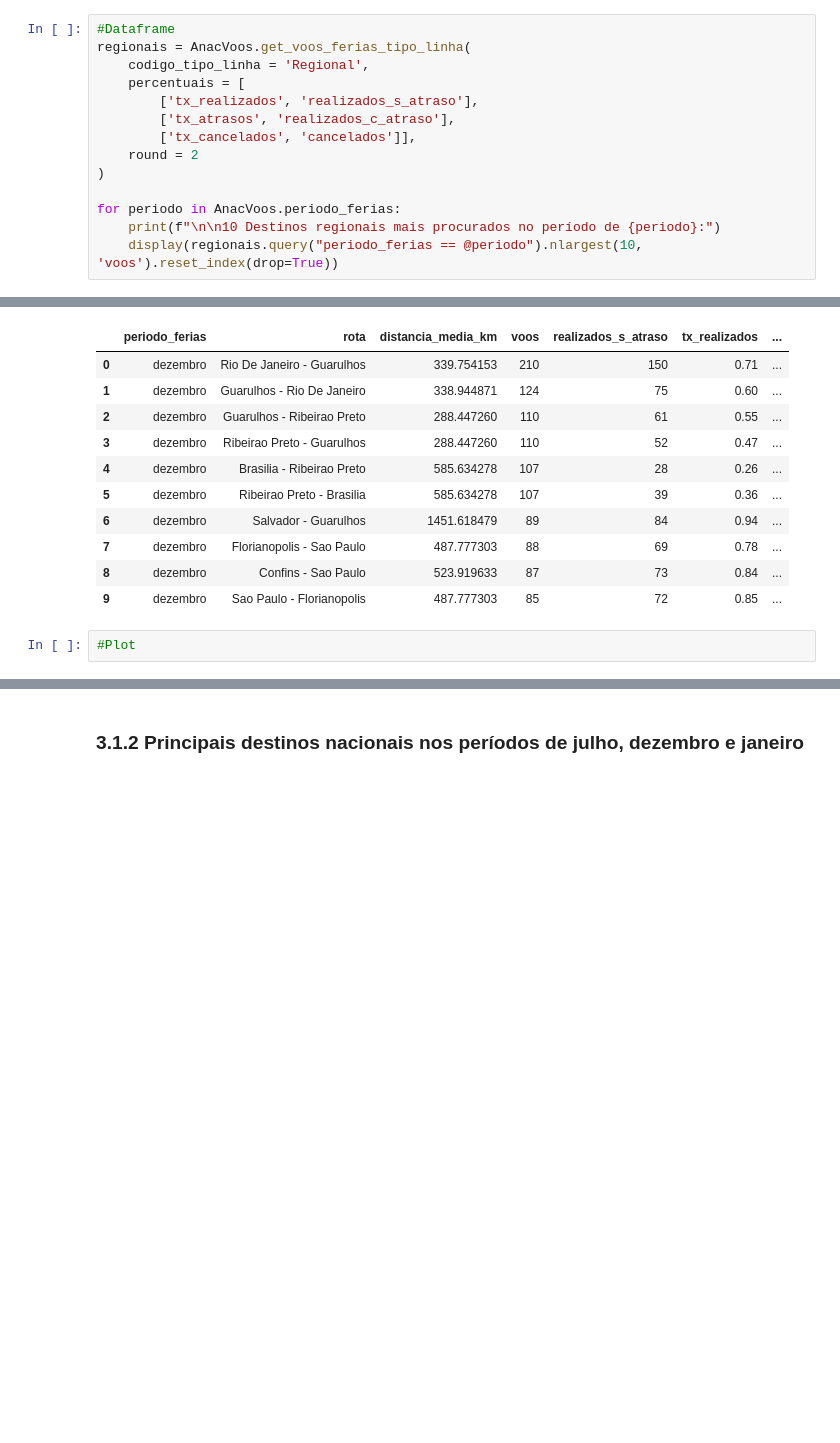
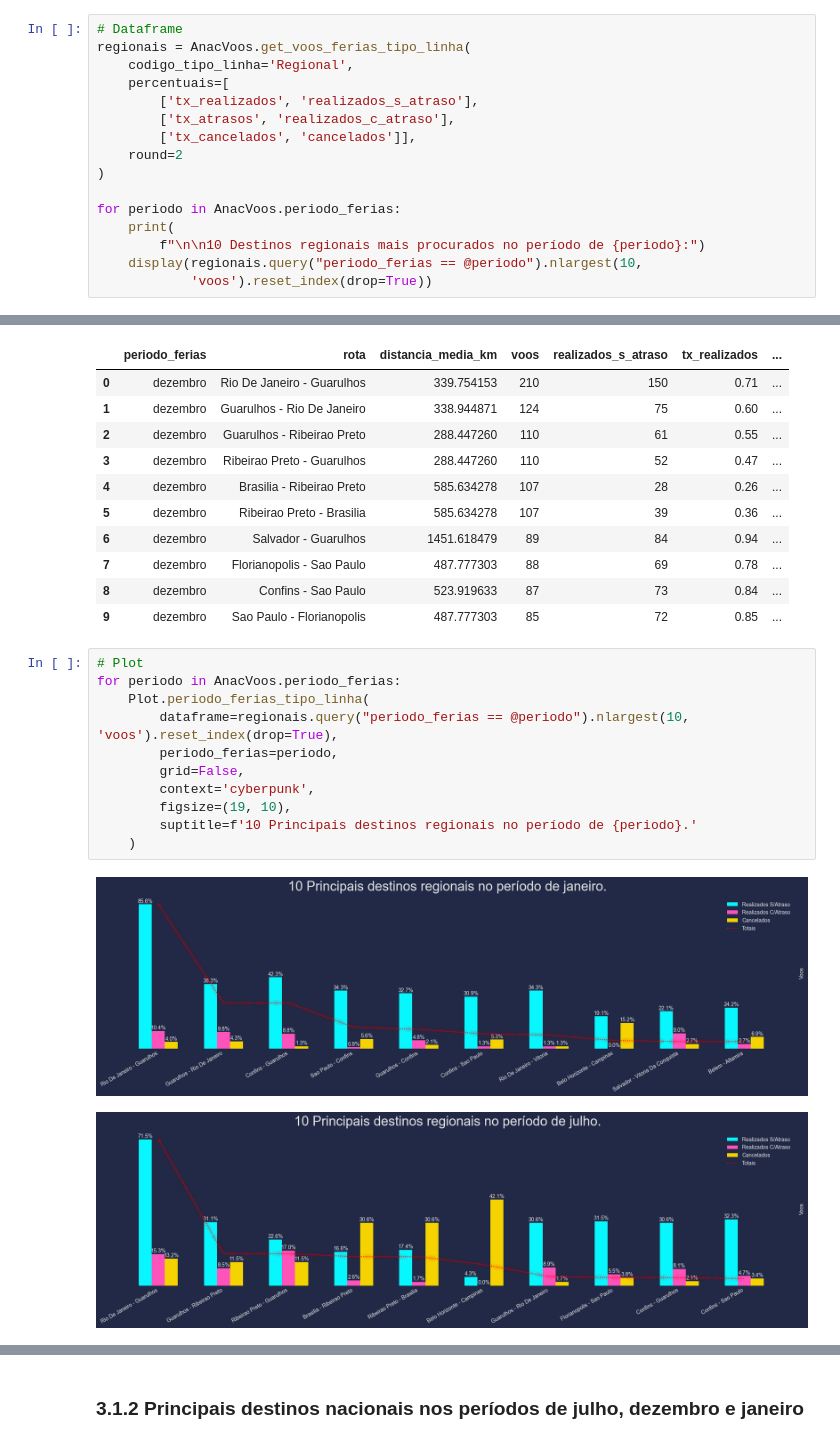
Before and after one commit to rderoncio/a3_bigdata_analisedados, a Jupyter notebook: A3/anac_análise_exploratória.ipynb, the cells around one changed output, grey strips where cells are left out. Saved outputs shown, nothing was run; the diff lists cells and outputs as text; blank space fills up the shorter version.

```diff
--- a/A3/anac_análise_exploratória.ipynb
+++ b/A3/anac_análise_exploratória.ipynb
@@ -335,19 +340,21 @@ Plot.periodo_ferias_geral(
 # %% [markdown]
 ### 3.1.1 Principais destinos regionais nos períodos de julho, dezembro e janeiro
 # %%
-#Dataframe
+# Dataframe
 regionais = AnacVoos.get_voos_ferias_tipo_linha(
-    codigo_tipo_linha = 'Regional',
-    percentuais = [
+    codigo_tipo_linha='Regional',
+    percentuais=[
         ['tx_realizados', 'realizados_s_atraso'],
         ['tx_atrasos', 'realizados_c_atraso'],
         ['tx_cancelados', 'cancelados']],
-    round = 2
+    round=2
 )
 
 for periodo in AnacVoos.periodo_ferias:
-    print(f"\n\n10 Destinos regionais mais procurados no período de {periodo}:")
-    display(regionais.query("periodo_ferias == @periodo").nlargest(10, 'voos').reset_index(drop=True))
+    print(
+        f"\n\n10 Destinos regionais mais procurados no período de {periodo}:")
+    display(regionais.query("periodo_ferias == @periodo").nlargest(10,
+            'voos').reset_index(drop=True))
 # %% [output]
 10 Destinos regionais mais procurados no período de janeiro:
 |  | periodo_ferias | rota | distancia_media_km | voos | realizados_s_atraso | tx_realizados | ... |
@@ -385,5 +392,17 @@ for periodo in AnacVoos.periodo_ferias:
 | 7 | dezembro | Florianopolis - Sao Paulo | 487.777303 | 88 | 69 | 0.78 | ... |
 | 8 | dezembro | Confins - Sao Paulo | 523.919633 | 87 | 73 | 0.84 | ... |
 | 9 | dezembro | Sao Paulo - Florianopolis | 487.777303 | 85 | 72 | 0.85 | ... |
-# %%
-#Plot
+# %%
+# Plot
+for periodo in AnacVoos.periodo_ferias:
+    Plot.periodo_ferias_tipo_linha(
+        dataframe=regionais.query("periodo_ferias == @periodo").nlargest(10, 'voos').reset_index(drop=True),
+        periodo_ferias=periodo,
+        grid=False,
+        context='cyberpunk',
+        figsize=(19, 10),
+        suptitle=f'10 Principais destinos regionais no período de {periodo}.'
+    )
+# %% [output]
+[figure, added]
+[figure, added]
```
Also changed, not shown: parts of 22 cells of this notebook, 1 other file.
